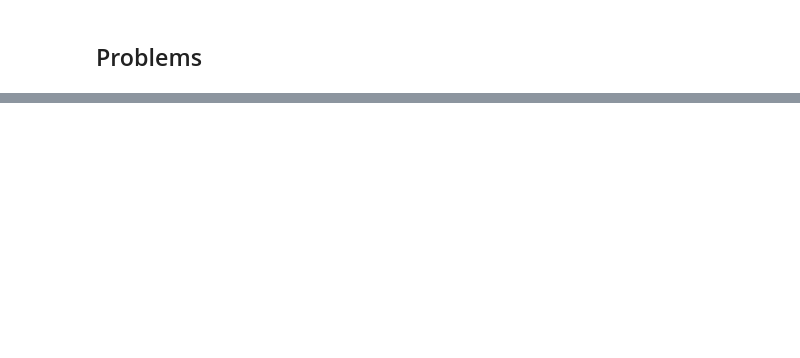
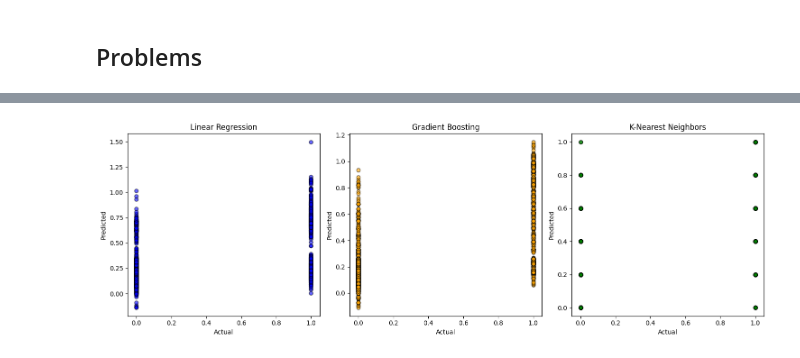
Before and after one commit to piraterashik/Titanic_ML, a Jupyter notebook: titanic.ipynb, the cells around one changed output, grey strips where cells are left out. Saved outputs shown, nothing was run; the diff lists cells and outputs as text; code cells hidden in the pictures; blank space fills up the shorter version.

```diff
--- a/titanic.ipynb
+++ b/titanic.ipynb
@@ -477,0 +459,65 @@ p20
+# %%
+# YOUR CODE HERE
+
+from sklearn.linear_model import LinearRegression
+from sklearn.ensemble import GradientBoostingRegressor
+from sklearn.neighbors import KNeighborsRegressor
+from sklearn.metrics import mean_squared_error, mean_absolute_error
+
+# features and target
+X = titanic_data.drop(columns=['target'])  # Drop the target column
+y = titanic_data['target']  # Target variable
+
+# model 1: linear regression
+model1 = LinearRegression()
+model1.fit(X, y)
+y_pred1 = model1.predict(X)
+
+# model 2: gradient boosting regressor
+model2 = GradientBoostingRegressor(n_estimators=100, learning_rate=0.1, max_depth=3, random_state=0)
+model2.fit(X, y)
+y_pred2 = model2.predict(X)
+
+# model 3: knn regressor
+model3 = KNeighborsRegressor(n_neighbors=5)
+model3.fit(X, y)
+y_pred3 = model3.predict(X)
+
+
+plt.figure(figsize=(15, 5))
+
+# linear regression
+plt.subplot(1, 3, 1)
+plt.scatter(y, y_pred1, alpha=0.6, color='blue', edgecolor='k')
+plt.title('Linear Regression')
+plt.xlabel('Actual')
+plt.ylabel('Predicted')
+
+# gradient boosting
+plt.subplot(1, 3, 2)
+plt.scatter(y, y_pred2, alpha=0.6, color='orange', edgecolor='k')
+plt.title('Gradient Boosting')
+plt.xlabel('Actual')
+plt.ylabel('Predicted')
+
+# k nearest neighbors
+plt.subplot(1, 3, 3)
+plt.scatter(y, y_pred3, alpha=0.6, color='green', edgecolor='k')
+plt.title('K-Nearest Neighbors')
+plt.xlabel('Actual')
+plt.ylabel('Predicted')
+
+plt.tight_layout()
+plt.show()
+
+# L2 and L1 losses
+print("Linear Regression L2 Loss:", mean_squared_error(y, y_pred1))
+print("Linear Regression L1 Loss:", mean_absolute_error(y, y_pred1))
+
+print("Gradient Boosting L2 Loss:", mean_squared_error(y, y_pred2))
+print("Gradient Boosting L1 Loss:", mean_absolute_error(y, y_pred2))
+
+print("K-Nearest Neighbors L2 Loss:", mean_squared_error(y, y_pred3))
+print("K-Nearest Neighbors L1 Loss:", mean_absolute_error(y, y_pred3))
+# %% [output]
+[figure, added]
```
Also changed, not shown: parts of 120 cells of this notebook.
